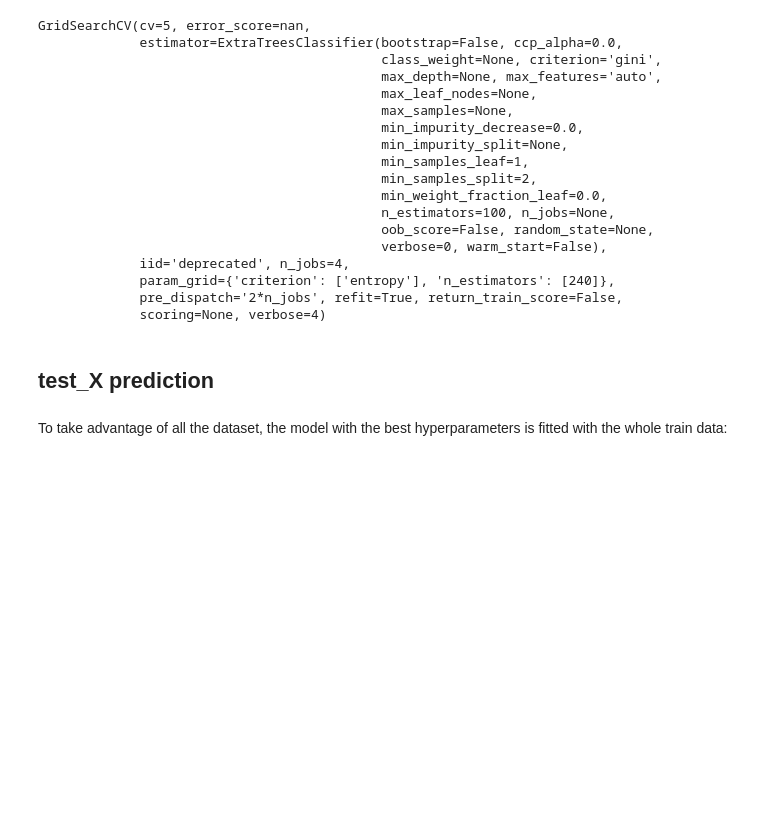
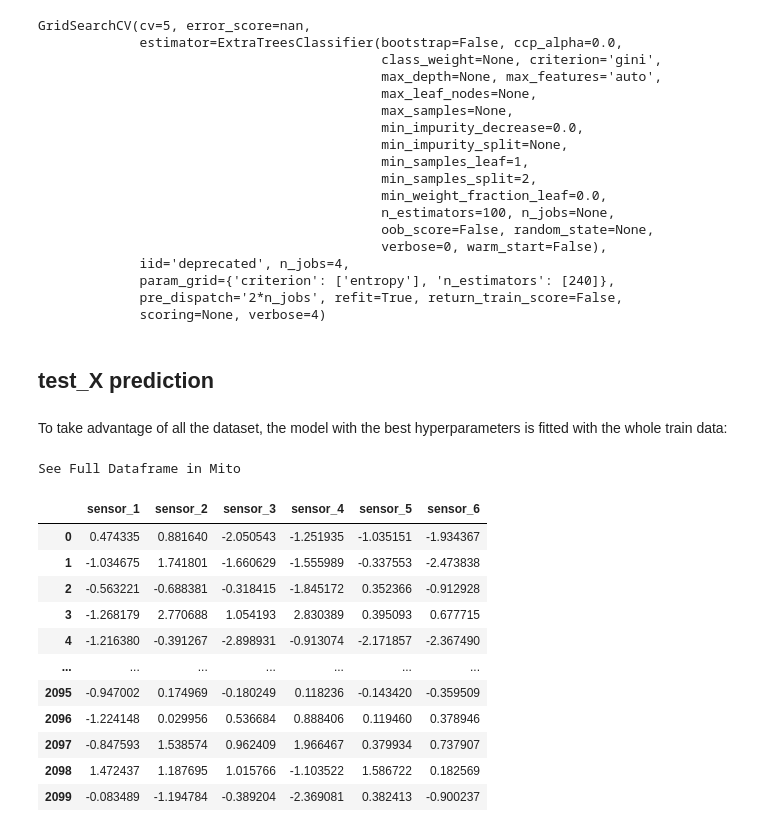
Before and after one commit to MarkusHumetus/Hackathon_Talent_Squad, a Jupyter notebook: main.ipynb, the cells around one changed output. Cells and saved outputs as stored; diff of their text form; code cells hidden in the pictures; blank space fills up the shorter version.

```diff
--- a/main.ipynb
+++ b/main.ipynb
@@ -980,3 +923,21 @@ best_final_model = ExtraTreesClassifier(class_weight=None,
 # %%
-X.drop('index', axis=1,inplace=True)
+X_final=space_X_train.copy()
+X_final.drop('target', axis=1,inplace=True)
+y_final = space_X_train.target
+# %%
+X_final
+# %% [output]
+See Full Dataframe in Mito
+|  | sensor_1 | sensor_2 | sensor_3 | sensor_4 | sensor_5 | sensor_6 |
+| 0 | 0.474335 | 0.881640 | -2.050543 | -1.251935 | -1.035151 | -1.934367 |
+| 1 | -1.034675 | 1.741801 | -1.660629 | -1.555989 | -0.337553 | -2.473838 |
+| 2 | -0.563221 | -0.688381 | -0.318415 | -1.845172 | 0.352366 | -0.912928 |
+| 3 | -1.268179 | 2.770688 | 1.054193 | 2.830389 | 0.395093 | 0.677715 |
+| 4 | -1.216380 | -0.391267 | -2.898931 | -0.913074 | -2.171857 | -2.367490 |
+| ... | ... | ... | ... | ... | ... | ... |
+| 2095 | -0.947002 | 0.174969 | -0.180249 | 0.118236 | -0.143420 | -0.359509 |
+| 2096 | -1.224148 | 0.029956 | 0.536684 | 0.888406 | 0.119460 | 0.378946 |
+| 2097 | -0.847593 | 1.538574 | 0.962409 | 1.966467 | 0.379934 | 0.737907 |
+| 2098 | 1.472437 | 1.187695 | 1.015766 | -1.103522 | 1.586722 | 0.182569 |
+| 2099 | -0.083489 | -1.194784 | -0.389204 | -2.369081 | 0.382413 | -0.900237 |
 # %%
```
Also changed, not shown: parts of 48 cells of this notebook, 2 other files.
